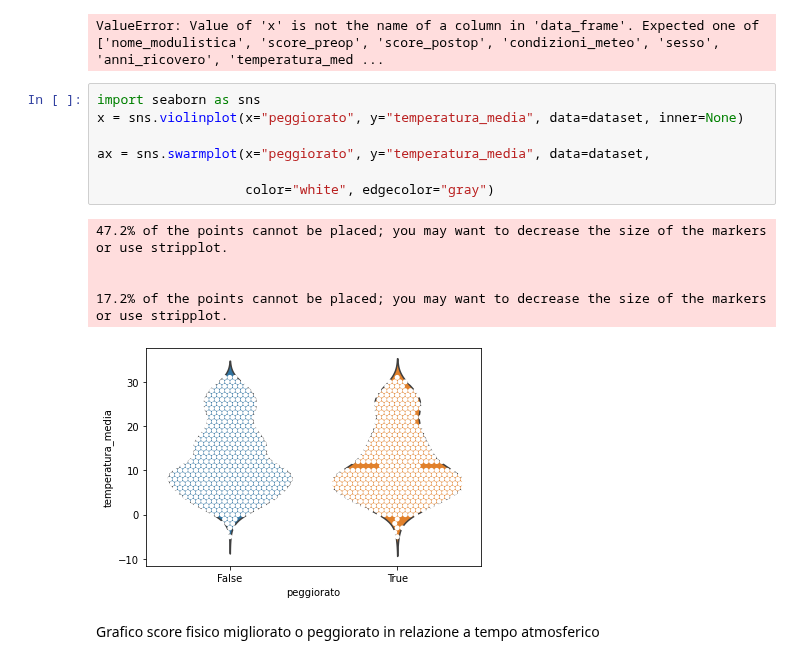
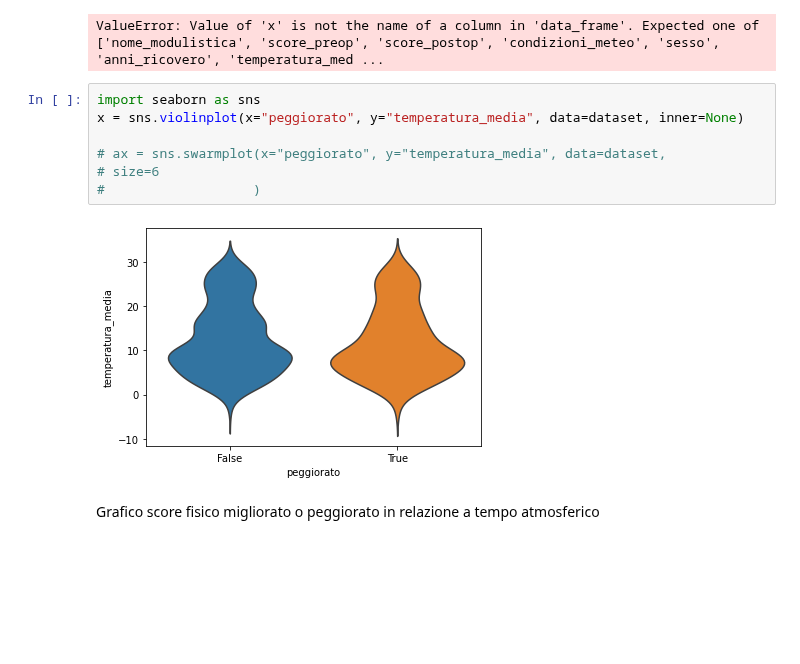
Before and after one commit to Blowdire/DataVisualizationProject, a Jupyter notebook: Mini-Progetto/Compitino_DV.ipynb, the cells around one changed output. Drawn from its saved outputs; the diff is of its cells as text; blank space fills up the shorter version.

```diff
--- a/Mini-Progetto/Compitino_DV.ipynb
+++ b/Mini-Progetto/Compitino_DV.ipynb
@@ -125,16 +125,12 @@ ValueError: Value of 'x' is not the name of a column in 'data_frame'. Expected o
 # %%
 import seaborn as sns
 x = sns.violinplot(x="peggiorato", y="temperatura_media", data=dataset, inner=None)
 
-ax = sns.swarmplot(x="peggiorato", y="temperatura_media", data=dataset,
-
-                   color="white", edgecolor="gray")
+# ax = sns.swarmplot(x="peggiorato", y="temperatura_media", data=dataset,
+# size=6
+#                   )
 # %% [output]
-47.2% of the points cannot be placed; you may want to decrease the size of the markers or use stripplot.
-
-
-17.2% of the points cannot be placed; you may want to decrease the size of the markers or use stripplot.
-[figure, old version]
+[figure, new version]
 # %% [markdown]
 Grafico score fisico migliorato o peggiorato in relazione a tempo atmosferico
 # %%
```
